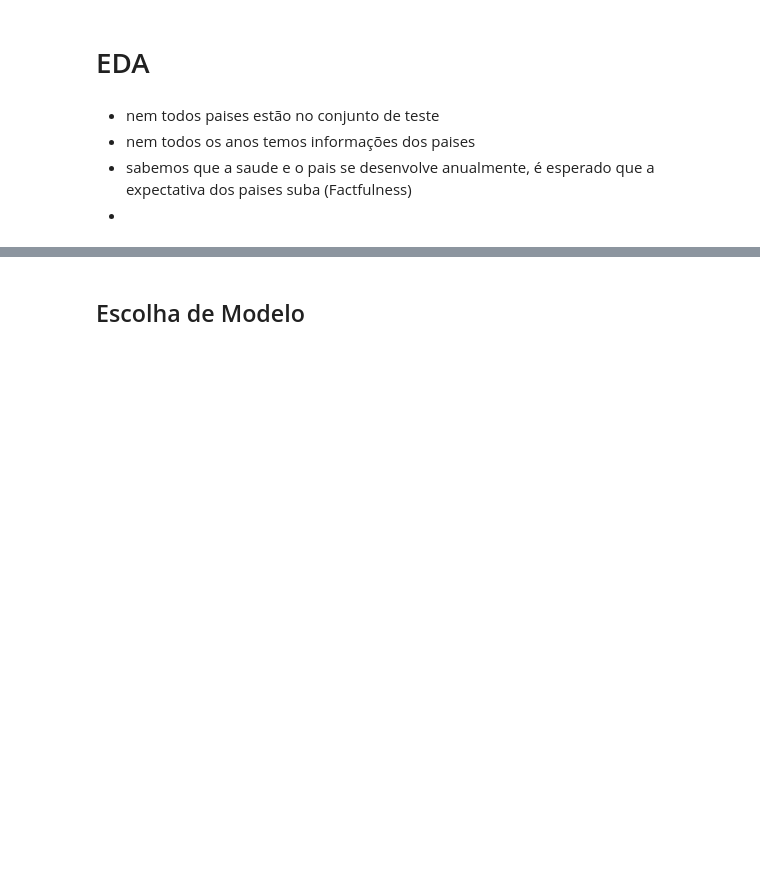
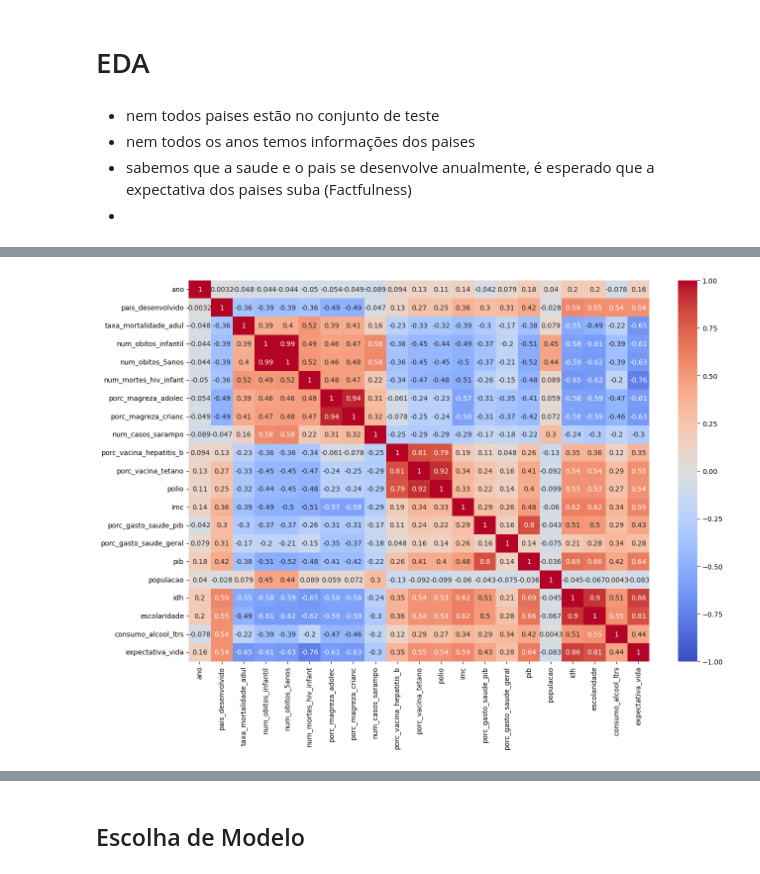
Before and after one commit to LeandroCoelhos/BeeData, a Jupyter notebook: 02.life_expectancy/life_expectancy_project.ipynb, the cells around one changed output, grey strips where cells are left out. Cells and saved outputs as stored; diff of their text form; code cells hidden in the pictures; blank space fills up the shorter version.

```diff
--- a/02.life_expectancy/life_expectancy_project.ipynb
+++ b/02.life_expectancy/life_expectancy_project.ipynb
@@ -232,3 +148,11 @@ plt.show()
+# %%
+#spearman
+plt.figure(figsize=(15,10))
+corr_matrix = df_train.corr('spearman')
+sns.heatmap(corr_matrix, annot=True, cmap='coolwarm',vmin=-1, vmax=1)
+plt.show()
+# %% [output]
+[figure, added]
 # %%
 sns.set_style('darkgrid')
 #sns.set_palette('RdYlBu')
```
Also changed, not shown: parts of 39 cells of this notebook.
